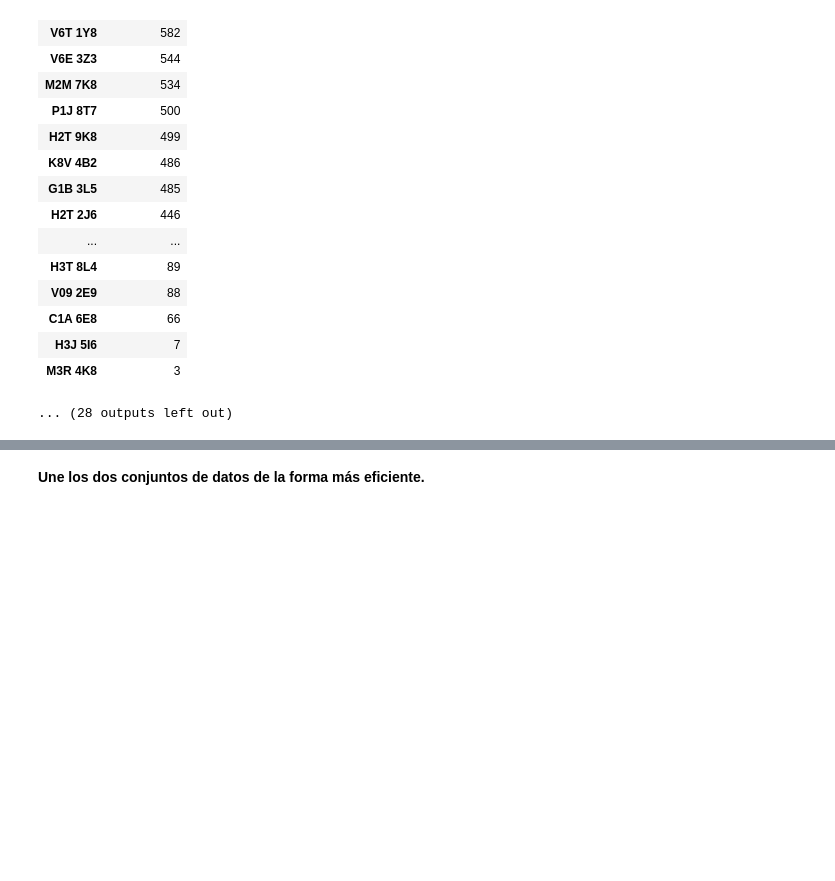
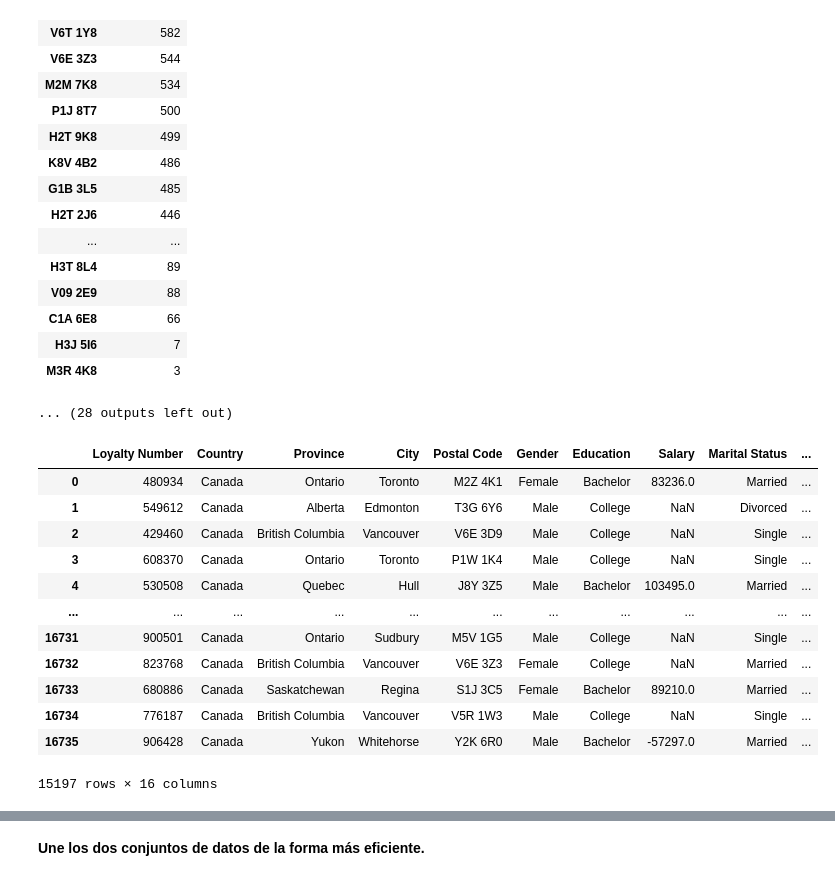
Before and after one commit to Adalab/bda-modulo-3-evaluacion-final-realtoder, a Jupyter notebook: Reyes_Altozano_Evaluación3.ipynb, the cells around one changed output, grey strips where cells are left out. Drawn from its saved outputs; the diff is of its cells as text; code cells hidden in the pictures; blank space fills up the shorter version.

```diff
--- a/Reyes_Altozano_Evaluación3.ipynb
+++ b/Reyes_Altozano_Evaluación3.ipynb
@@ -268,3 +262,22 @@ La columna POSTAL CODE tiene las siguientes valores únicos:
 | H3J 5I6 | 7 |
 | M3R 4K8 | 3 |
 ... (28 outputs left out)
+# %%
+# Echamos un vistazo a los valores nulos. Estos parecen concentrarse en los salarios del nivel educativo College.
+
+rows_with_nulls = df_loyalty[df_loyalty.isnull().any(axis=1)]
+rows_with_nulls
+# %% [output]
+|  | Loyalty Number | Country | Province | City | Postal Code | Gender | Education | Salary | Marital Status | ... |
+| 0 | 480934 | Canada | Ontario | Toronto | M2Z 4K1 | Female | Bachelor | 83236.0 | Married | ... |
+| 1 | 549612 | Canada | Alberta | Edmonton | T3G 6Y6 | Male | College | NaN | Divorced | ... |
+| 2 | 429460 | Canada | British Columbia | Vancouver | V6E 3D9 | Male | College | NaN | Single | ... |
+| 3 | 608370 | Canada | Ontario | Toronto | P1W 1K4 | Male | College | NaN | Single | ... |
+| 4 | 530508 | Canada | Quebec | Hull | J8Y 3Z5 | Male | Bachelor | 103495.0 | Married | ... |
+| ... | ... | ... | ... | ... | ... | ... | ... | ... | ... | ... |
+| 16731 | 900501 | Canada | Ontario | Sudbury | M5V 1G5 | Male | College | NaN | Single | ... |
+| 16732 | 823768 | Canada | British Columbia | Vancouver | V6E 3Z3 | Female | College | NaN | Married | ... |
+| 16733 | 680886 | Canada | Saskatchewan | Regina | S1J 3C5 | Female | Bachelor | 89210.0 | Married | ... |
+| 16734 | 776187 | Canada | British Columbia | Vancouver | V5R 1W3 | Male | College | NaN | Single | ... |
+| 16735 | 906428 | Canada | Yukon | Whitehorse | Y2K 6R0 | Male | Bachelor | -57297.0 | Married | ... |
+15197 rows × 16 columns
```
Also changed, not shown: parts of 36 cells of this notebook, 2 other files.
